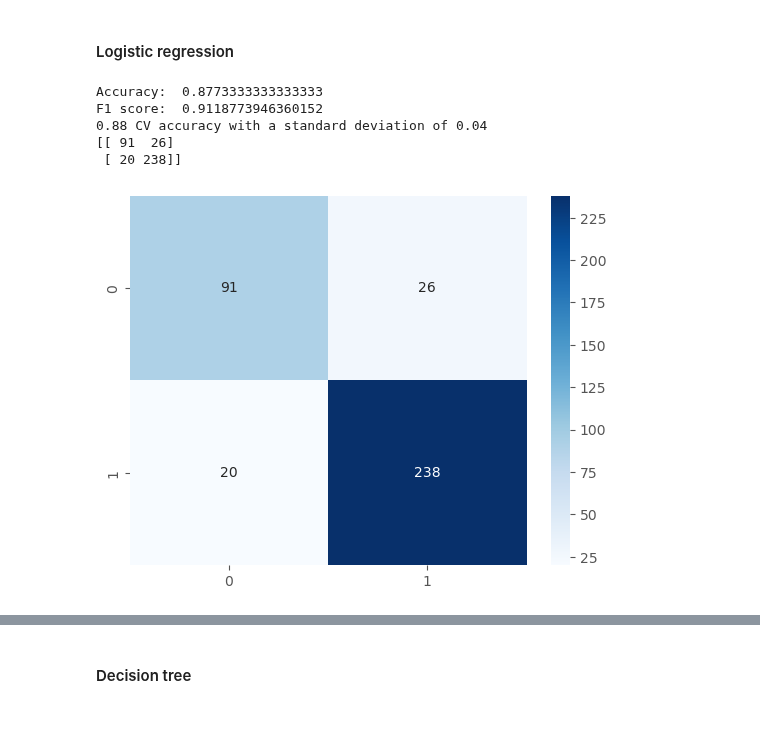
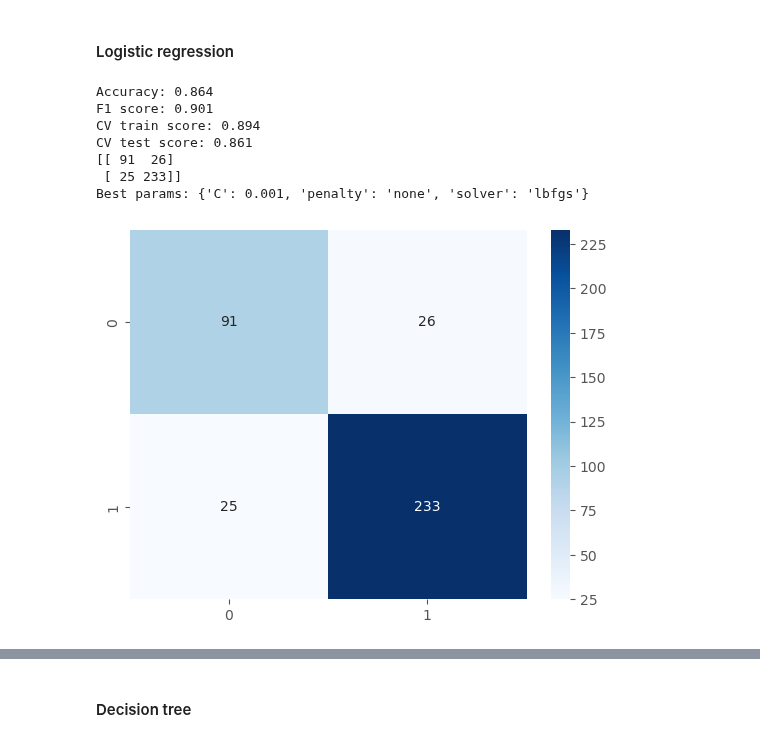
Before and after one commit to szelesaron/dissertation-code, a Jupyter notebook: ml-algorithms.ipynb, the cells around one changed output, grey strips where cells are left out. Drawn from its saved outputs; the diff is of its cells as text; code cells hidden in the pictures.

Commit message:
added bench and covid algos done, todo: NN

```diff
--- a/ml-algorithms.ipynb
+++ b/ml-algorithms.ipynb
@@ -42,29 +48,35 @@ x_train_covid, x_test_covid, y_train_covid, y_test_covid = train_test_split(data
 # Algorithms
 # %%
 def get_scores(clf, x_test, y_test):
-    preds = clf.predict(x_test)
-    acc = clf.score(x_test, y_test)
-    print("Accuracy: ", acc)
-    print("F1 score: ", f1_score(y_test, preds))
-    scores = cross_val_score(clf, x_test, y_test, cv=10)
-    print(f"{scores.mean():.2f} CV accuracy with a standard deviation of {scores.std():.2f}")
+    preds = clf.best_estimator_.predict(x_test)
+    acc = clf.best_estimator_.score(x_test_bench, y_test_bench)
+    print(f"Accuracy: {acc:.3f}")
+    print(f"F1 score: {f1_score(y_test, preds):.3f}")
+
+    scores = cross_val_score(clf.best_estimator_, x_test, y_test, cv=10)
+    print(f"CV train score: {clf.best_score_:.3f}")
+    print(f"CV test score: {scores.mean():.3f}")
 
     cm = metrics.confusion_matrix(y_test, preds)
     print(cm)
     sns.heatmap(cm, cmap = "Blues", annot=True, fmt='d')
+    print(f"Best params: {clf.best_params_}")
 # %% [markdown]
 #### Logistic regression
-# %%
-from sklearn.linear_model import LogisticRegression
-logreg = LogisticRegression(random_state = 661)
-logreg.fit(x_train_bench, y_train_bench)
-
-#get metrics
-get_scores(logreg, x_test_bench, y_test_bench)
-# %% [output]
-Accuracy:  0.8773333333333333
-F1 score:  0.9118773946360152
-0.88 CV accuracy with a standard deviation of 0.04
-[[ 91  26]
- [ 20 238]]
-[figure, removed]
+# %%
+from sklearn.linear_model import LogisticRegression
+params_logreg = dict(C = [0.001, 0.01, 0.1], penalty = ['l2', 'l1' ,'none'], solver = ['newton-cg', 'lbfgs', 'liblinear', 'sag', 'saga'])
+gridsearch_logregb = GridSearchCV(LogisticRegression(random_state = 661), params_logreg, cv = 10)
+gridsearch_logregb.fit(x_train_bench, y_train_bench)
+
+#get metrics
+get_scores(gridsearch_logregb, x_test_bench, y_test_bench)
+# %% [output]
+Accuracy: 0.864
+F1 score: 0.901
+CV train score: 0.894
+CV test score: 0.861
+[[ 91  26]
+ [ 25 233]]
+Best params: {'C': 0.001, 'penalty': 'none', 'solver': 'lbfgs'}
+[figure, added]
```
Also changed, not shown: parts of 10 cells of this notebook, 6 other files.
